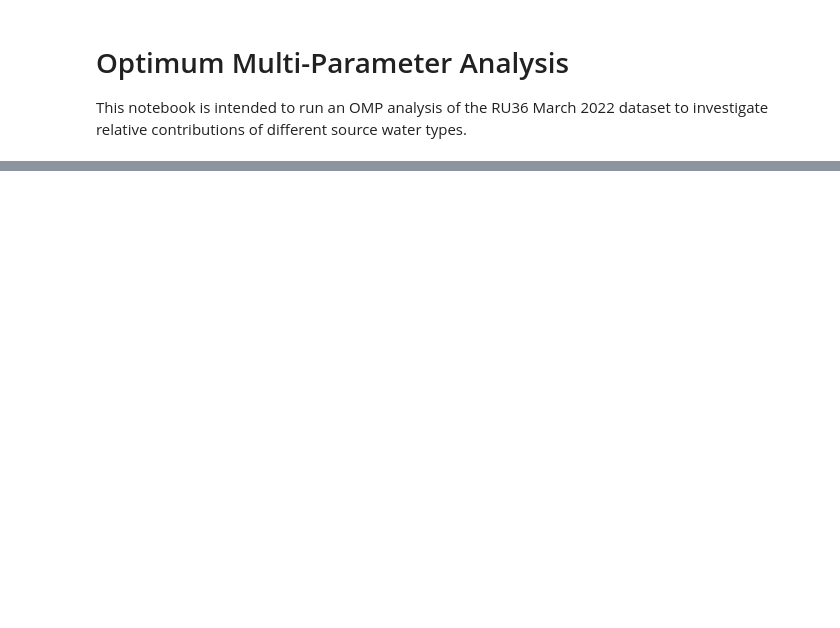
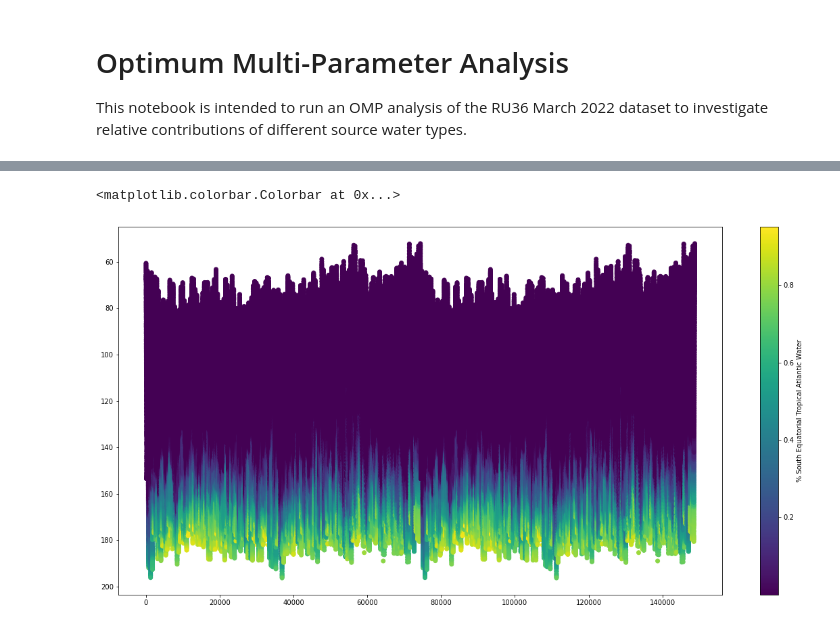
Before and after one commit to JGradone/pyompa-glider, a Jupyter notebook: notebooks/RU36_03_2022_OMP_Analysis.ipynb, the cells around one changed output, grey strips where cells are left out. Saved outputs shown, nothing was run; the diff lists cells and outputs as text; code cells hidden in the pictures; blank space fills up the shorter version.

```diff
--- a/notebooks/RU36_03_2022_OMP_Analysis.ipynb
+++ b/notebooks/RU36_03_2022_OMP_Analysis.ipynb
@@ -24,0 +225,11 @@ ModuleNotFoundError: No module named 'cvxpy'
+# %%
+min_range = 0
+max_range = 148790
+
+plt.figure(figsize=(20,10))
+plt.scatter(np.arange(min_range,max_range), ompa_soln.obs_df.depth[min_range:max_range], c=ompa_soln.endmember_fractions[min_range:max_range,1])
+plt.gca().invert_yaxis()
+plt.colorbar(label='% South Equatorial Tropical Atlantic Water')
+# %% [output]
+<matplotlib.colorbar.Colorbar at 0x...>
+[figure, added]
```
Also changed, not shown: parts of 18 cells of this notebook, 1 other file.
